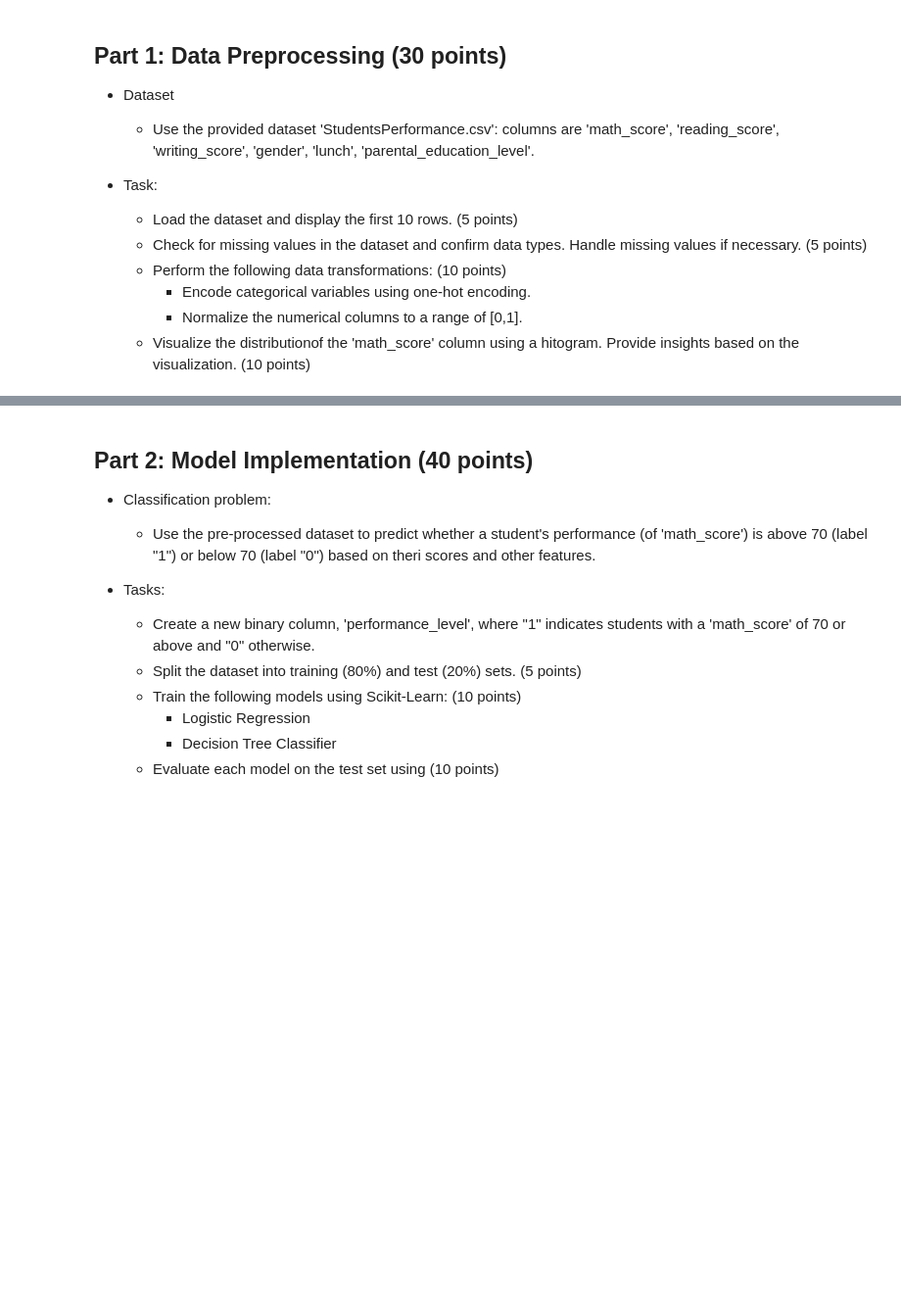
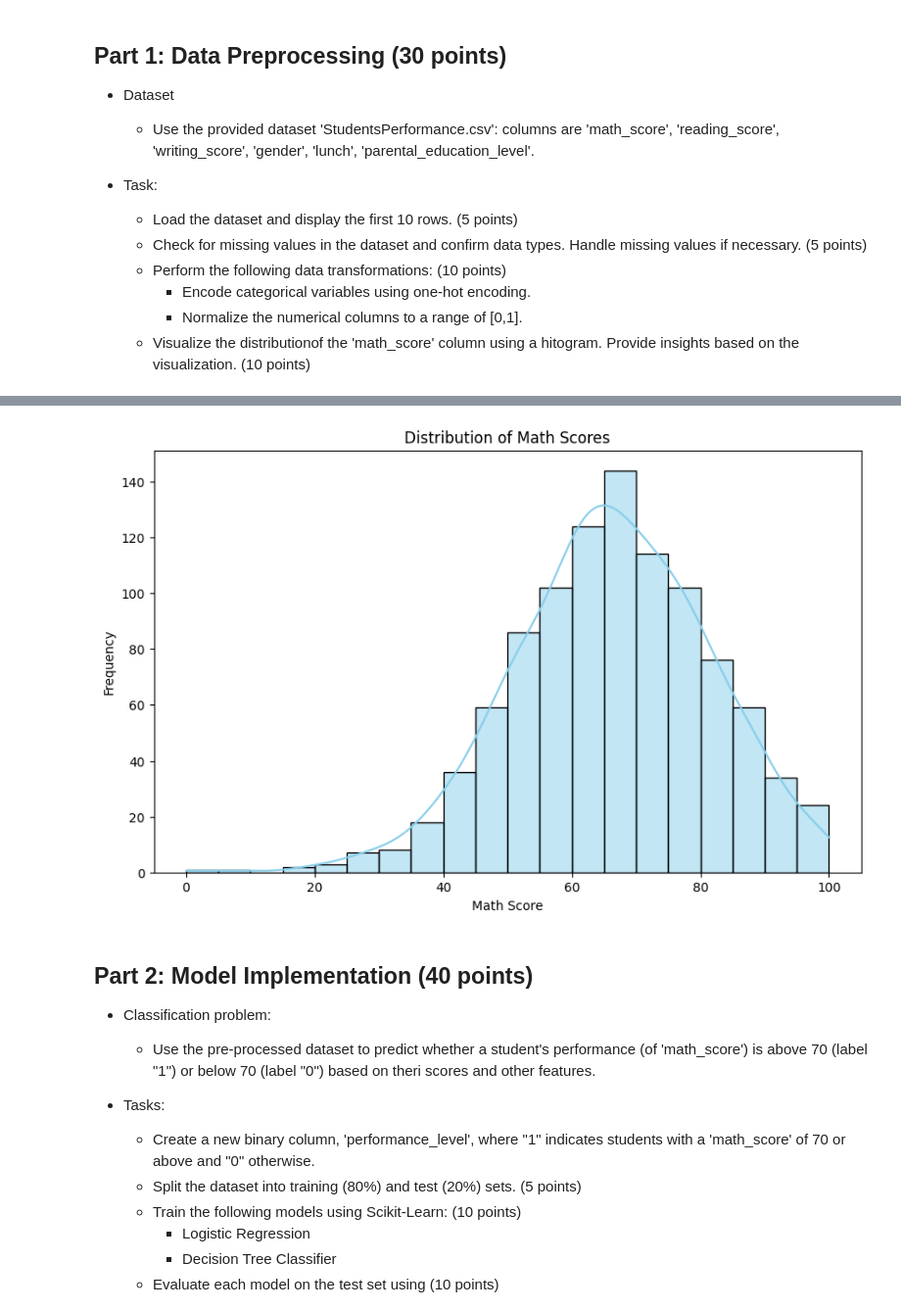
Before and after one commit to mmig01/injiph_final, a Jupyter notebook: [2025-2] NG-AIProg_final.ipynb, the cells around one changed output, grey strips where cells are left out. Shown: that part at 98% size. Saved outputs shown, nothing was run; the diff lists cells and outputs as text; code cells hidden in the pictures; blank space fills up the shorter version.

```diff
--- a/[2025-2] NG-AIProg_final.ipynb
+++ b/[2025-2] NG-AIProg_final.ipynb
@@ -38,2 +51,9 @@ display(df.head(10))
 # %%
 # Check for missing values and data types
+
+print("\nData Info:")
+print(df.info())
+print("\nMissing Values:")
+print(df.isnull().sum())
+
+df = df.dropna()
@@ -50,3 +106,14 @@ display(df.head(10))
+# %%
+# Visualization of math_score distribution
+
+plt.figure(figsize=(10, 6))
+sns.histplot(df['math_score'], kde=True, bins=20, color='skyblue')
+plt.title('Distribution of Math Scores')
+plt.xlabel('Math Score')
+plt.ylabel('Frequency')
+plt.show()
+# %% [output]
+[figure, added]
 # %% [markdown]
 ## Part 2: Model Implementation (40 points)
 * Classification problem:
```
Also changed, not shown: parts of 26 cells of this notebook, 2 other files.
